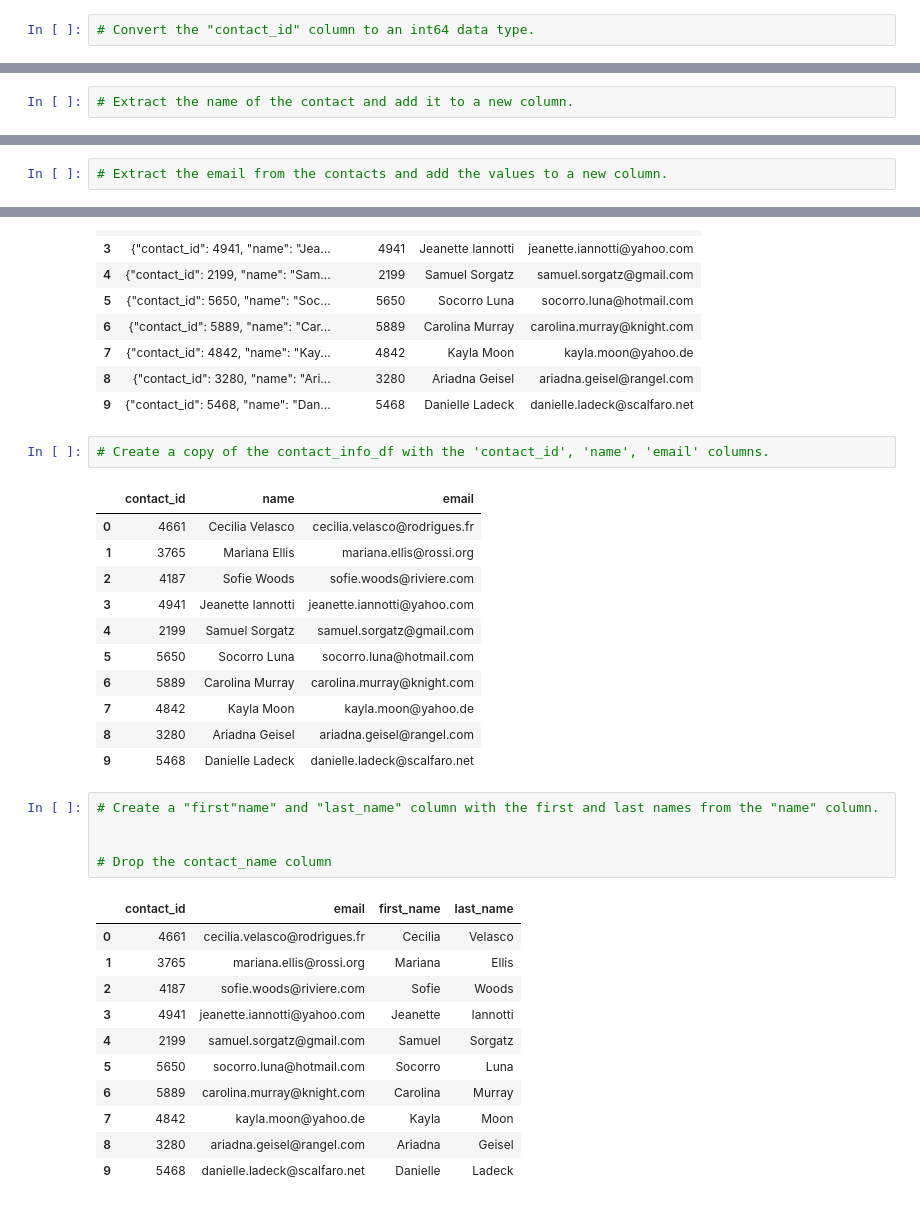
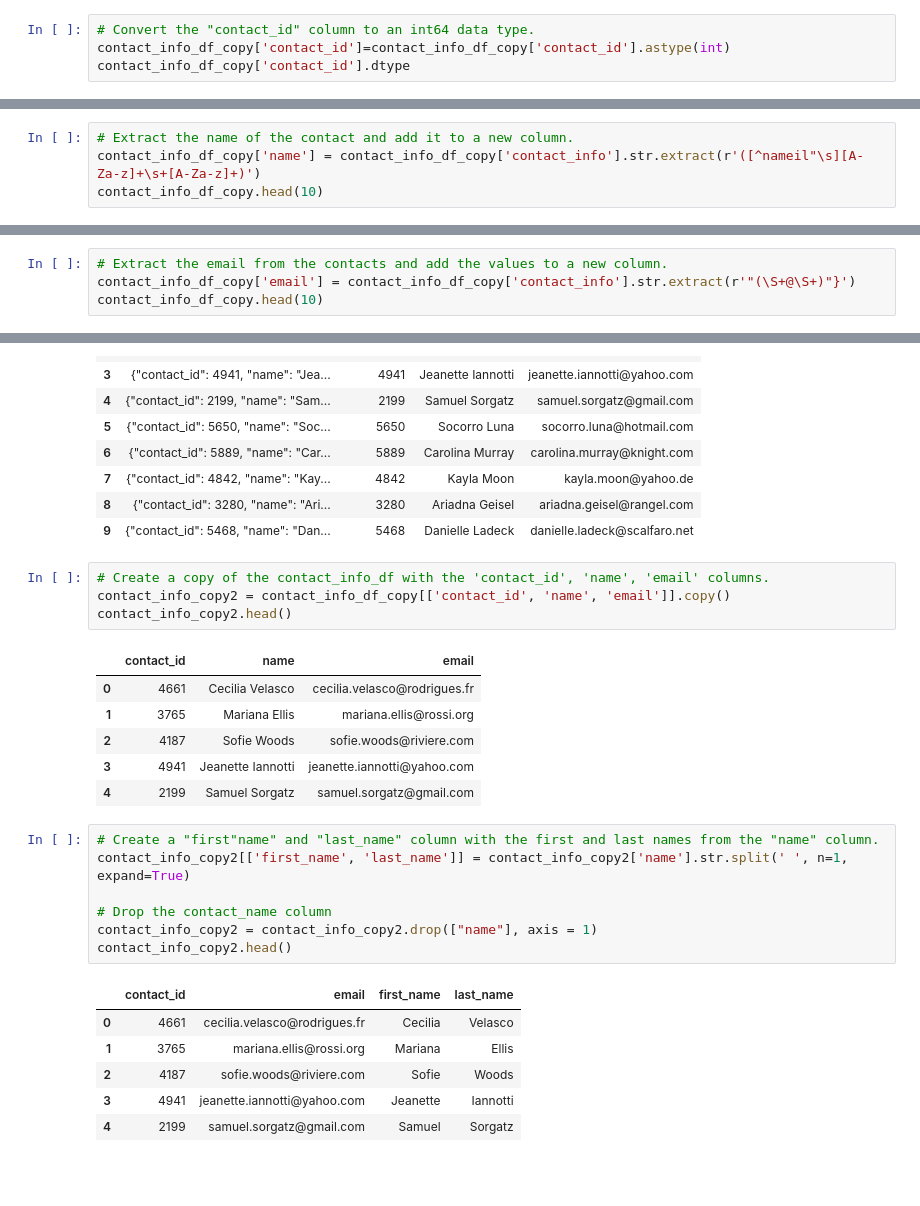
Before and after one commit to amc1119/Crowdfunding_ETL, a Jupyter notebook: ETL_Mini_Project_AClark_copy.ipynb, the cells around one changed output, grey strips where cells are left out. Cells and saved outputs as stored; diff of their text form; blank space fills up the shorter version.

```diff
--- a/ETL_Mini_Project_AClark_copy.ipynb
+++ b/ETL_Mini_Project_AClark_copy.ipynb
@@ -447,4 +474,6 @@ dtypes: object(2)
 memory usage: 15.8+ KB
 # %%
 # Convert the "contact_id" column to an int64 data type.
+contact_info_df_copy['contact_id']=contact_info_df_copy['contact_id'].astype(int)
+contact_info_df_copy['contact_id'].dtype
 # %% [output]
@@ -460,5 +481,7 @@ memory usage: 15.8+ KB
 # %%
 # Extract the name of the contact and add it to a new column.
+contact_info_df_copy['name'] = contact_info_df_copy['contact_info'].str.extract(r'([^nameil"\s][A-Za-z]+\s+[A-Za-z]+)')
+contact_info_df_copy.head(10)
 # %% [output]
 |  | contact_info | contact_id | name |
 | 0 | {"contact_id": 4661, "name": "Cec... | 4661 | Cecilia Velasco |
@@ -473,6 +496,8 @@ memory usage: 15.8+ KB
 | 9 | {"contact_id": 5468, "name": "Dan... | 5468 | Danielle Ladeck |
 # %%
 # Extract the email from the contacts and add the values to a new column.
+contact_info_df_copy['email'] = contact_info_df_copy['contact_info'].str.extract(r'"(\S+@\S+)"}')
+contact_info_df_copy.head(10)
 # %% [output]
 |  | contact_info | contact_id | name | email |
 | 0 | {"contact_id": 4661, "name": "Cec... | 4661 | Cecilia Velasco | cecilia.velasco@rodrigues.fr |
@@ -487,6 +512,8 @@ memory usage: 15.8+ KB
 | 9 | {"contact_id": 5468, "name": "Dan... | 5468 | Danielle Ladeck | danielle.ladeck@scalfaro.net |
 # %%
 # Create a copy of the contact_info_df with the 'contact_id', 'name', 'email' columns.
+contact_info_copy2 = contact_info_df_copy[['contact_id', 'name', 'email']].copy()
+contact_info_copy2.head()
 # %% [output]
 |  | contact_id | name | email |
 | 0 | 4661 | Cecilia Velasco | cecilia.velasco@rodrigues.fr |
@@ -494,27 +521,19 @@ memory usage: 15.8+ KB
 | 2 | 4187 | Sofie Woods | sofie.woods@riviere.com |
 | 3 | 4941 | Jeanette Iannotti | jeanette.iannotti@yahoo.com |
 | 4 | 2199 | Samuel Sorgatz | samuel.sorgatz@gmail.com |
-| 5 | 5650 | Socorro Luna | socorro.luna@hotmail.com |
-| 6 | 5889 | Carolina Murray | carolina.murray@knight.com |
-| 7 | 4842 | Kayla Moon | kayla.moon@yahoo.de |
-| 8 | 3280 | Ariadna Geisel | ariadna.geisel@rangel.com |
-| 9 | 5468 | Danielle Ladeck | danielle.ladeck@scalfaro.net |
 # %%
 # Create a "first"name" and "last_name" column with the first and last names from the "name" column.
-
+contact_info_copy2[['first_name', 'last_name']] = contact_info_copy2['name'].str.split(' ', n=1, expand=True)
 
 # Drop the contact_name column
+contact_info_copy2 = contact_info_copy2.drop(["name"], axis = 1)
+contact_info_copy2.head()
 # %% [output]
 |  | contact_id | email | first_name | last_name |
 | 0 | 4661 | cecilia.velasco@rodrigues.fr | Cecilia | Velasco |
 | 1 | 3765 | mariana.ellis@rossi.org | Mariana | Ellis |
 | 2 | 4187 | sofie.woods@riviere.com | Sofie | Woods |
 | 3 | 4941 | jeanette.iannotti@yahoo.com | Jeanette | Iannotti |
 | 4 | 2199 | samuel.sorgatz@gmail.com | Samuel | Sorgatz |
-| 5 | 5650 | socorro.luna@hotmail.com | Socorro | Luna |
-| 6 | 5889 | carolina.murray@knight.com | Carolina | Murray |
-| 7 | 4842 | kayla.moon@yahoo.de | Kayla | Moon |
-| 8 | 3280 | ariadna.geisel@rangel.com | Ariadna | Geisel |
-| 9 | 5468 | danielle.ladeck@scalfaro.net | Danielle | Ladeck |
 # %%
 # Reorder the columns
```
Also changed, not shown: parts of 17 cells of this notebook, 2 other files.
